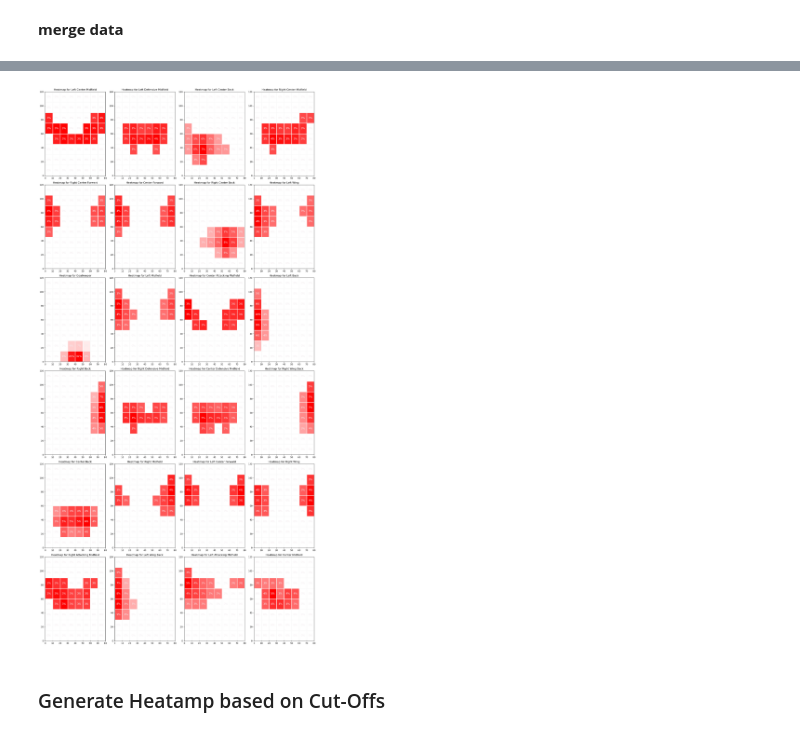
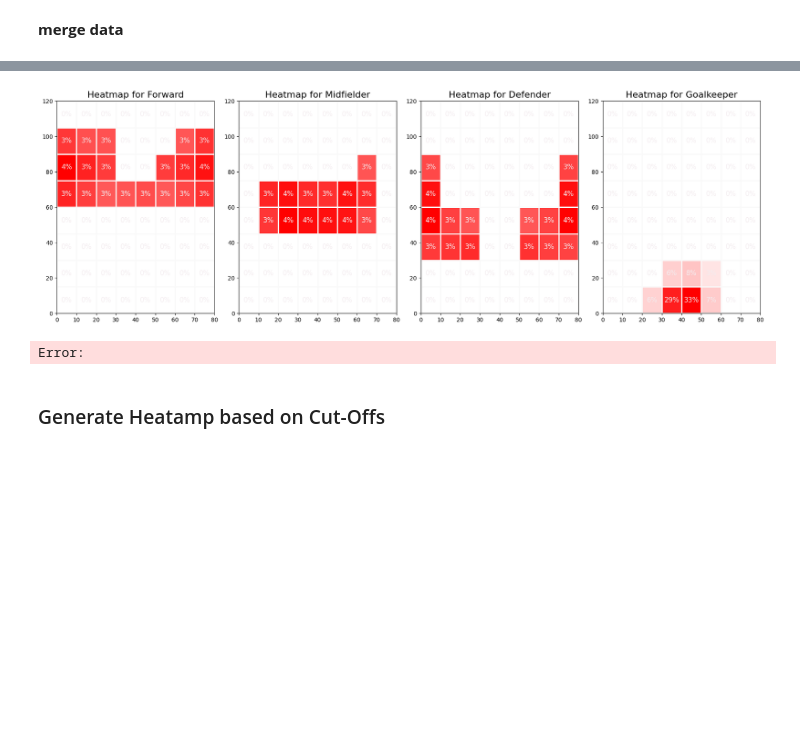
Before and after one commit to allorenz/football-player-similarity, a Jupyter notebook: src/notebooks/feature_multichannel_heatmap.ipynb, the cells around one changed output, grey strips where cells are left out. Cells and saved outputs as stored; diff of their text form; code cells hidden in the pictures; blank space fills up the shorter version.

```diff
--- a/src/notebooks/feature_multichannel_heatmap.ipynb
+++ b/src/notebooks/feature_multichannel_heatmap.ipynb
@@ -62,7 +63,7 @@ df_event_data.head()
 # %% [markdown]
 __merge data__
 # %%
-df_standard_stats = pd.read_csv("../../data/new_approach/standard_stats_all_test.csv")
+df_standard_stats = pd.read_csv("../../data/new_approach/standard_stats_all_final.csv")
 df_standard_stats =  df_standard_stats.loc[(df_standard_stats["match_played"]>=2) & (df_standard_stats["minutes_played"]>=90), : ].copy()#filter_df(df, match_played=match_played, minutes_played=minutes_played)
 df_standard_stats = df_standard_stats.set_index("player_id")
 
@@ -94,40 +95,41 @@ df_combined
 from matplotlib.colors import LinearSegmentedColormap
 import matplotlib.pyplot as plt
 
-level = "position_level_2"
+level = "position_level_0"
 
 # define pitch for heatmap
 pitch = VerticalPitch(positional=True, shade_middle=True, positional_color='#eadddd', shade_color='#f2f2f2')
 
 # calculate heatmap bin statistic
 unique_positions = df_combined[level].unique()
 n_positions = len(unique_positions)
 n_rows = (n_positions + 3) // 4  # Calculate the number of rows needed (4 per row)
 
 fig, axes = plt.subplots(n_rows, 4, figsize=(18, 6 * n_rows))
 axes = axes.flatten()  # Flatten axes for easier indexing
 
 # Iterate over unique position_level_0 values and plot heatmaps
 for i, position in enumerate(unique_positions):
     df_temp = df_combined[df_combined[level] == position]
     bin_statistic = pitch.bin_statistic(df_temp["x"], df_temp["y"], statistic='count', bins=(8, 8), normalize=True) # 1.) 8,8, 0.025; 2.) 16,12, 0.0099
     bin_statistic["statistic"] = np.where(bin_statistic["statistic"] <= 0.025, 0, bin_statistic["statistic"])
 
     # Create heatmap for each position
     cmap = LinearSegmentedColormap.from_list("white_to_red", ["#ffffff", "#ff0000"])
     pitch.heatmap(bin_statistic, ax=axes[i], cmap=cmap, edgecolor='#f9f9f9')
     pitch.label_heatmap(bin_statistic, color='#f4edf0', fontsize=12, ax=axes[i], ha='center', va='center', str_format='{:.0%}')
-    axes[i].set_title(f"Heatmap for {position}")
+    axes[i].set_title(f"Heatmap for {position}", fontsize=16)
 
 # Hide any unused subplots
 for j in range(i + 1, len(axes)):
     axes[j].axis('off')
 
 # Adjust layout
 plt.tight_layout()
 plt.show()
 # %% [output]
-[figure, old version]
+[figure, new version]
+Error:
 # %% [markdown]
 ### Generate Heatamp based on Cut-Offs
 # %%
```
Also changed, not shown: parts of 8 cells of this notebook, 27 other files.
